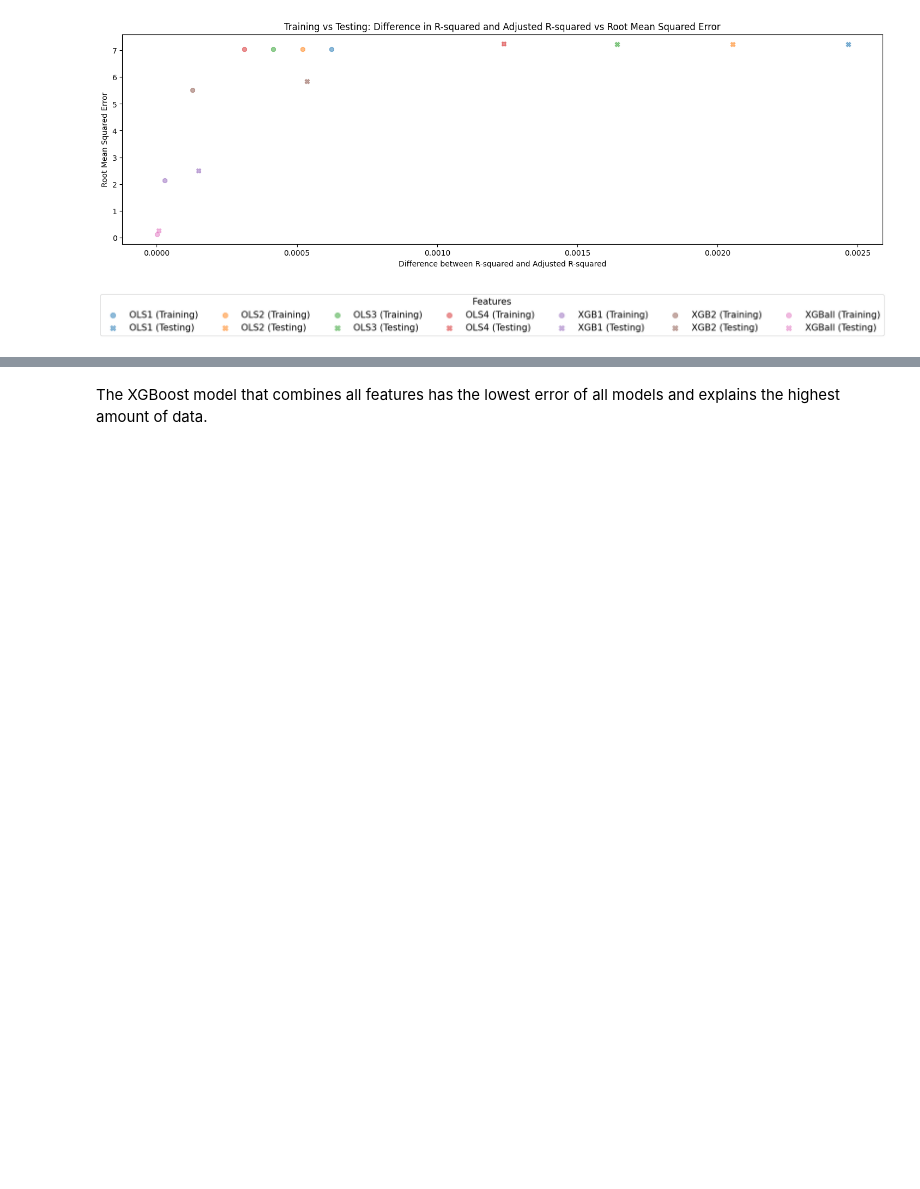
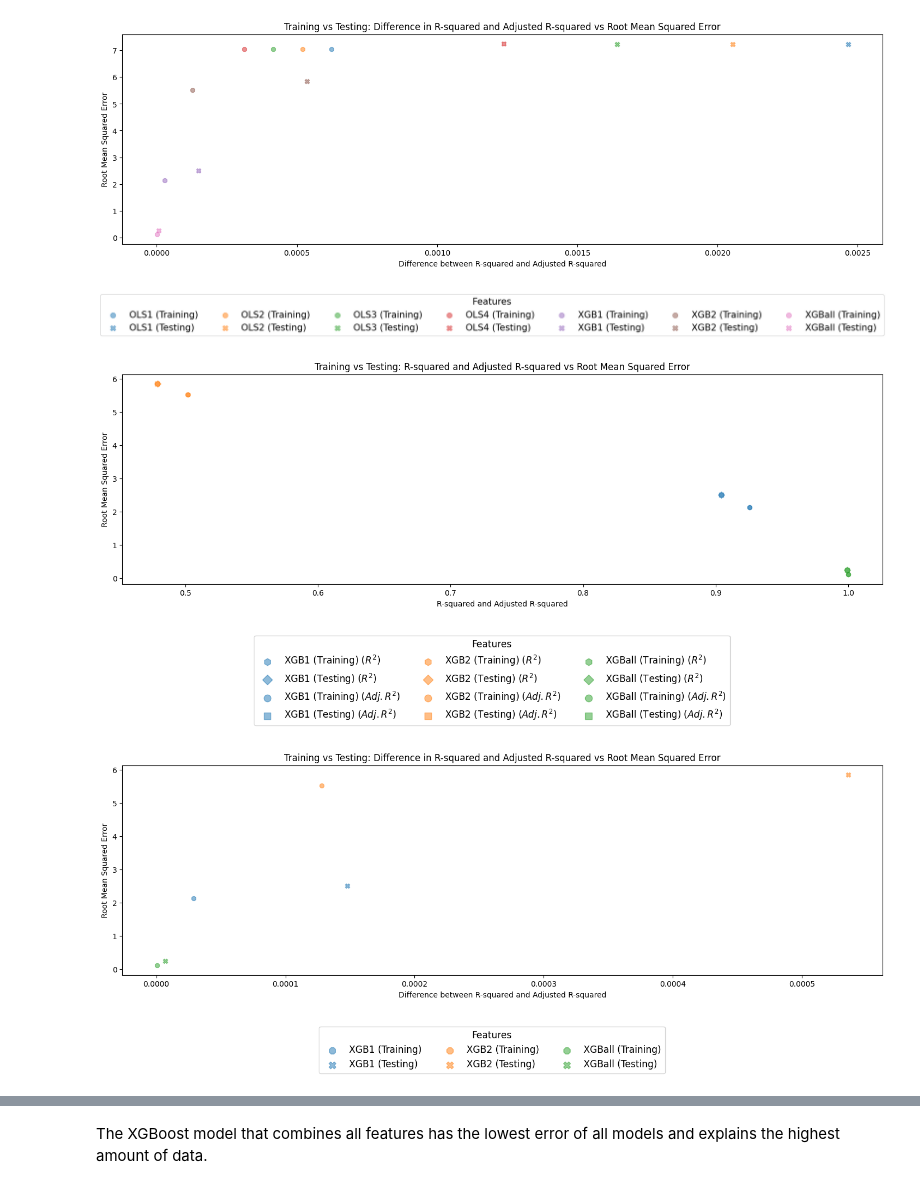
Before and after one commit to kdhahmo/Statistical-Modelling-Project, a Jupyter notebook: Revised-Approach/notebooks/model_building.ipynb, the cells around one changed output, grey strips where cells are left out. Drawn from its saved outputs; the diff is of its cells as text; code cells hidden in the pictures; blank space fills up the shorter version.

Commit message:
added another series of graphs comparing model error and model explanation of data for xgboost models. added interpretation of these graphs.

```diff
--- a/Revised-Approach/notebooks/model_building.ipynb
+++ b/Revised-Approach/notebooks/model_building.ipynb
@@ -3726,6 +3726,14 @@ GraphCalcs(ResultsStore.GetResults(), 7, 2.5, 7, 1, False, CompTitle=15, CompTex
 [figure]
 [figure]
 [figure]
+# %%
+# running and saving results of only the eXtreme Gradient Boosting Models to zoom in on their comparison
+GraphCalcs(ResultsStore.GetResults(), 3, 2, 3, 1, False)#, CompTitle=15, CompText=15, DiffTitle=15, DiffText=15)
+# %% [output]
+[figure, added]
+[figure, added]
+[figure, added]
+[figure, added]
 # %% [markdown]
 <style>
 table, td, th {
```
Also changed, not shown: parts of 1 cell of this notebook.
